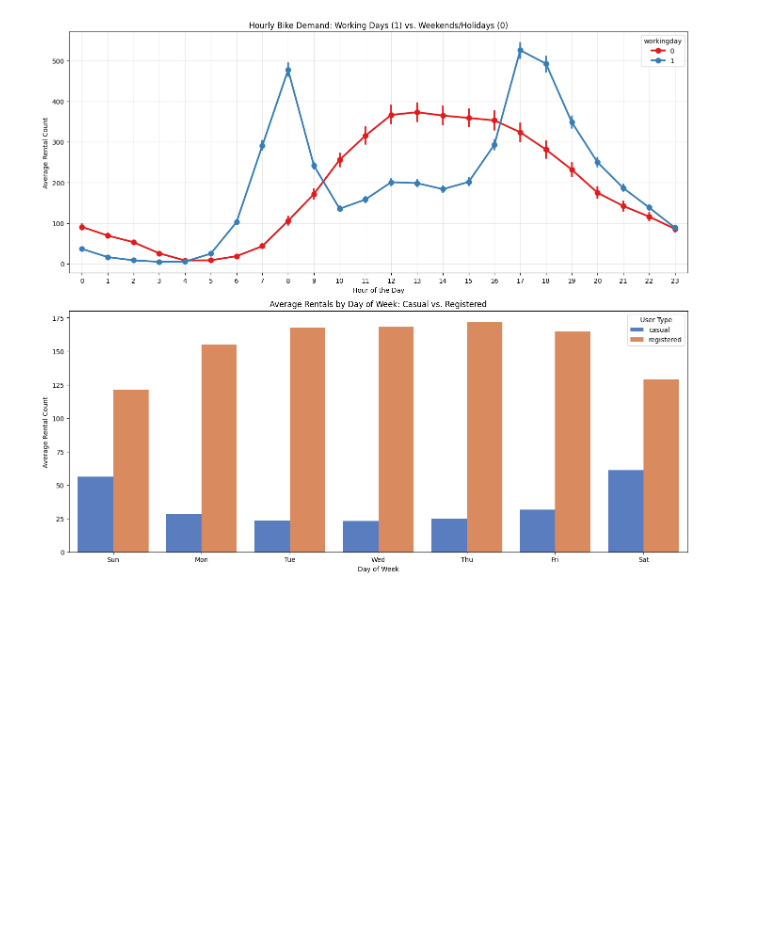
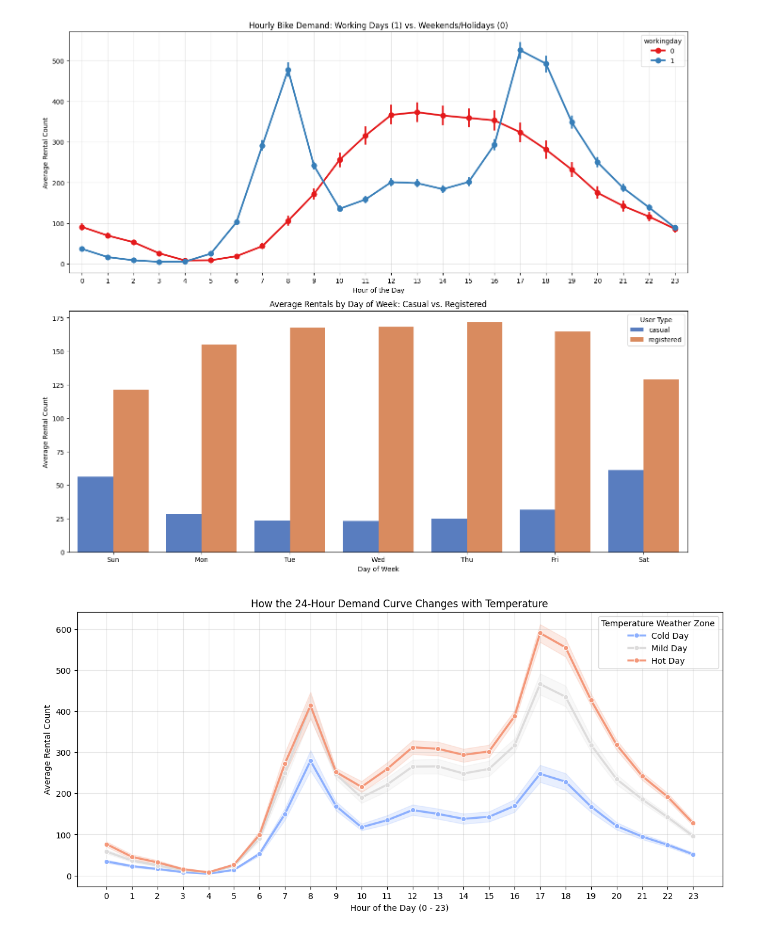
Before and after one commit to boughanmiyoussef/BikeDemand, a Jupyter notebook: notebook/BikeDemand.ipynb, the cells around one changed output. Saved outputs shown, nothing was run; the diff lists cells and outputs as text; code cells hidden in the pictures; blank space fills up the shorter version.

Commit message:
The demand change due to temperature

```diff
--- a/notebook/BikeDemand.ipynb
+++ b/notebook/BikeDemand.ipynb
@@ -203,3 +203,18 @@ plt.tight_layout()
 plt.show()
 # %% [output]
 [figure]
+# %%
+df['temp_zone'] = pd.qcut(df['temp'], q=3, labels=['Cold Day', 'Mild Day', 'Hot Day'])
+
+plt.figure(figsize=(14, 6))
+sns.lineplot(data=df, x='hr', y='cnt', hue='temp_zone', palette='coolwarm', marker='o', linewidth=2.5)
+
+plt.title("How the 24-Hour Demand Curve Changes with Temperature")
+plt.xlabel("Hour of the Day (0 - 23)")
+plt.ylabel("Average Rental Count")
+plt.xticks(range(0, 24))
+plt.grid(True, alpha=0.3)
+plt.legend(title="Temperature Weather Zone")
+plt.show()
+# %% [output]
+[figure, added]
```
